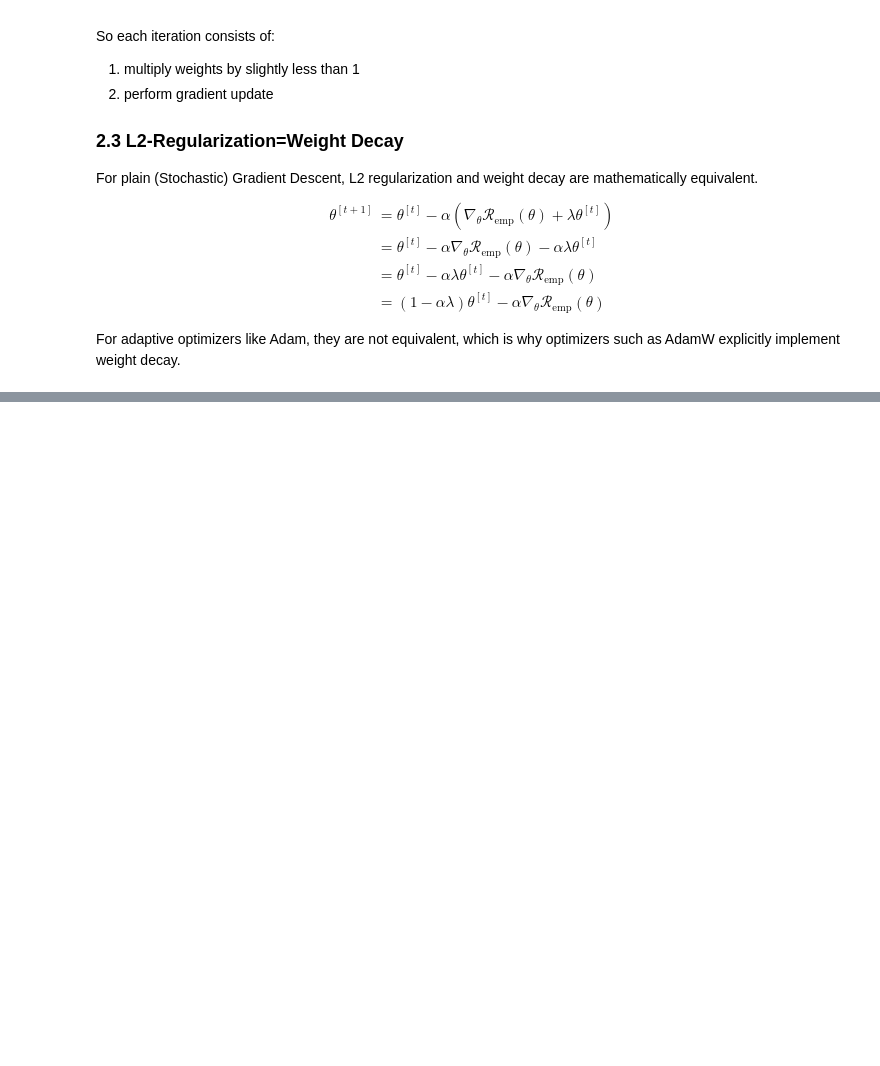
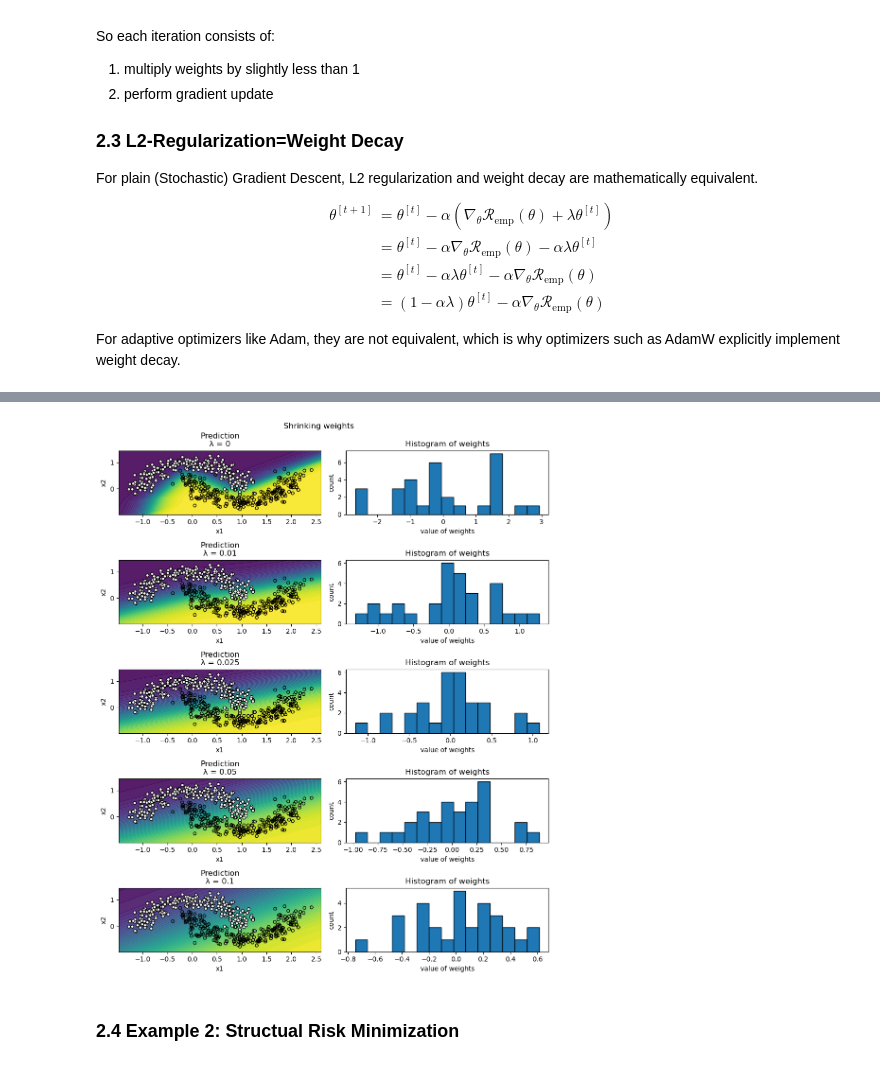
Before and after one commit to jci02/Machine-Learning-Theory, a Jupyter notebook: 1.Supervised Learning/Artificial Neural Networks/Deep Learning.ipynb, the cells around one changed output, grey strips where cells are left out. Saved outputs shown, nothing was run; the diff lists cells and outputs as text; code cells hidden in the pictures; blank space fills up the shorter version.

```diff
--- a/1.Supervised Learning/Artificial Neural Networks/Deep Learning.ipynb
+++ b/1.Supervised Learning/Artificial Neural Networks/Deep Learning.ipynb
@@ -302,0 +402,58 @@ plt.show()
+# %%
+def plot_decision_boundary(ax, params, X, y):
+
+    x_min, x_max = X[:, 0].min() - 0.2, X[:, 0].max() + 0.2
+    y_min, y_max = X[:, 1].min() - 0.2, X[:, 1].max() + 0.2
+    xx, yy = np.meshgrid(np.arange(x_min, x_max, 0.02),np.arange(y_min, y_max, 0.02))
+
+    grid = np.c_[xx.ravel(), yy.ravel()]
+
+    probs = forward(params, grid)["Y"]
+    probs = probs.reshape(xx.shape)
+
+    ax.contourf(xx,yy,probs,levels=50,cmap="viridis",alpha=0.9)
+    ax.scatter(X[y == 0, 0],X[y == 0, 1],edgecolor="black",facecolor="white",s=20)
+    ax.scatter(X[y == 1, 0],X[y == 1, 1],edgecolor="black",facecolor="none",s=20)
+
+    ax.set_xlabel("x1")
+    ax.set_ylabel("x2")
+
+
+lambdas = [0, 0.010, 0.025, 0.05, 0.1]
+results = {}
+
+for lbda in lambdas:
+
+    params, losses = train(X,y.reshape(-1,1),hidden_sizes=[10],learning_rate=0.05,lbda=lbda,epochs=5000,verbose=False)
+    results[lbda] = params
+
+fig, axes = plt.subplots(len(lambdas),2,figsize=(10, 12))
+
+for i, lbda in enumerate(lambdas):
+
+    params = results[lbda]
+
+    # Decision boundary
+    ax = axes[i, 0]
+    plot_decision_boundary(ax,params,X,y)
+    ax.set_title(f"Prediction\nλ = {lbda}")
+
+    # Histogram of weights
+    weights = np.concatenate([params["W1"].ravel(),params["W2"].ravel()])
+
+    ax = axes[i, 1]
+
+    ax.hist(weights,bins=15,edgecolor="black")
+    ax.set_title("Histogram of weights")
+    ax.set_xlabel("value of weights")
+    ax.set_ylabel("count")
+    fig.suptitle("Shrinking weights")
+
+plt.tight_layout()
+plt.show()
+# %% [output]
+[figure, added]
+# %% [markdown]
+<a class="anchor" id="ex1"></a>
+
+### 2.4 Example 2: Structual Risk Minimization
```
Also changed, not shown: parts of 2 cells of this notebook.
